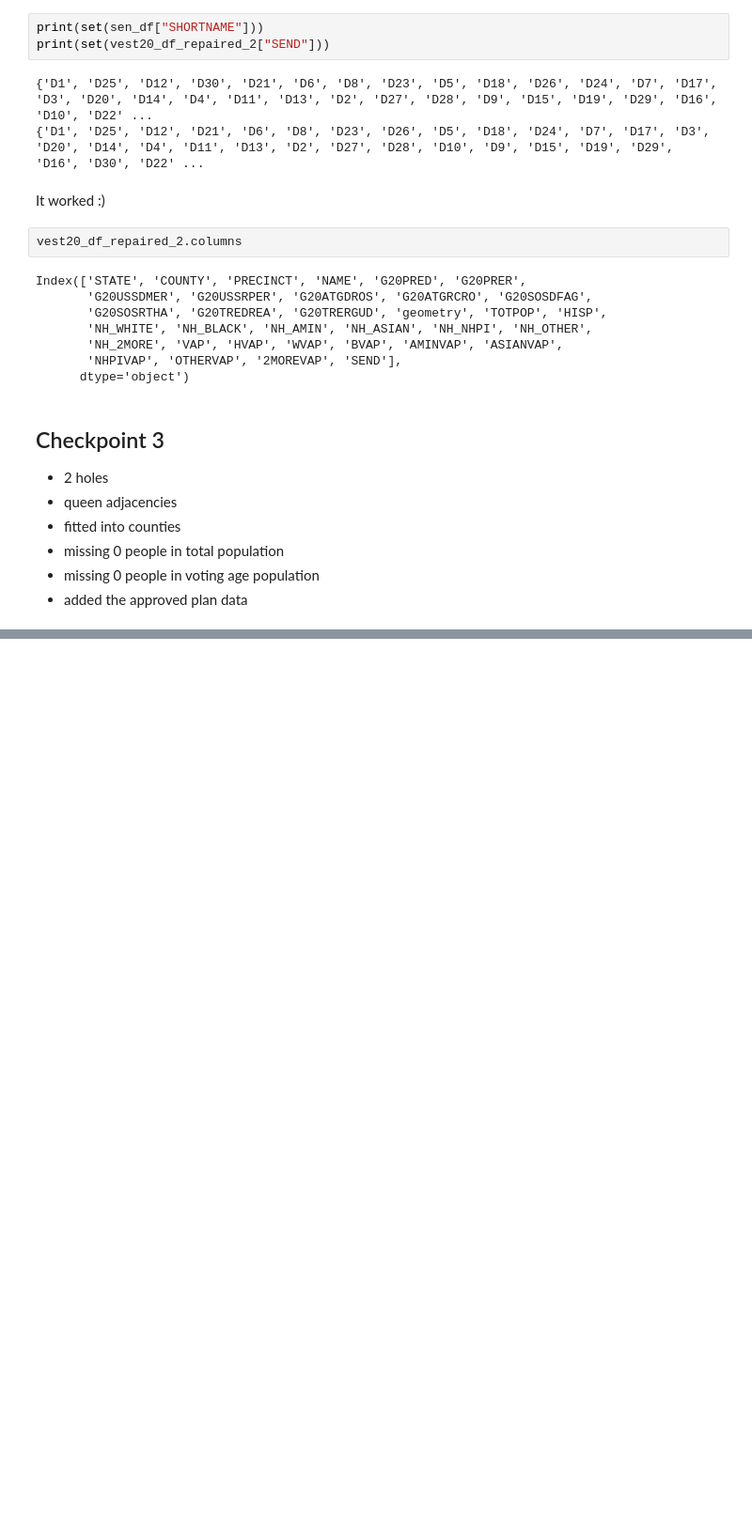
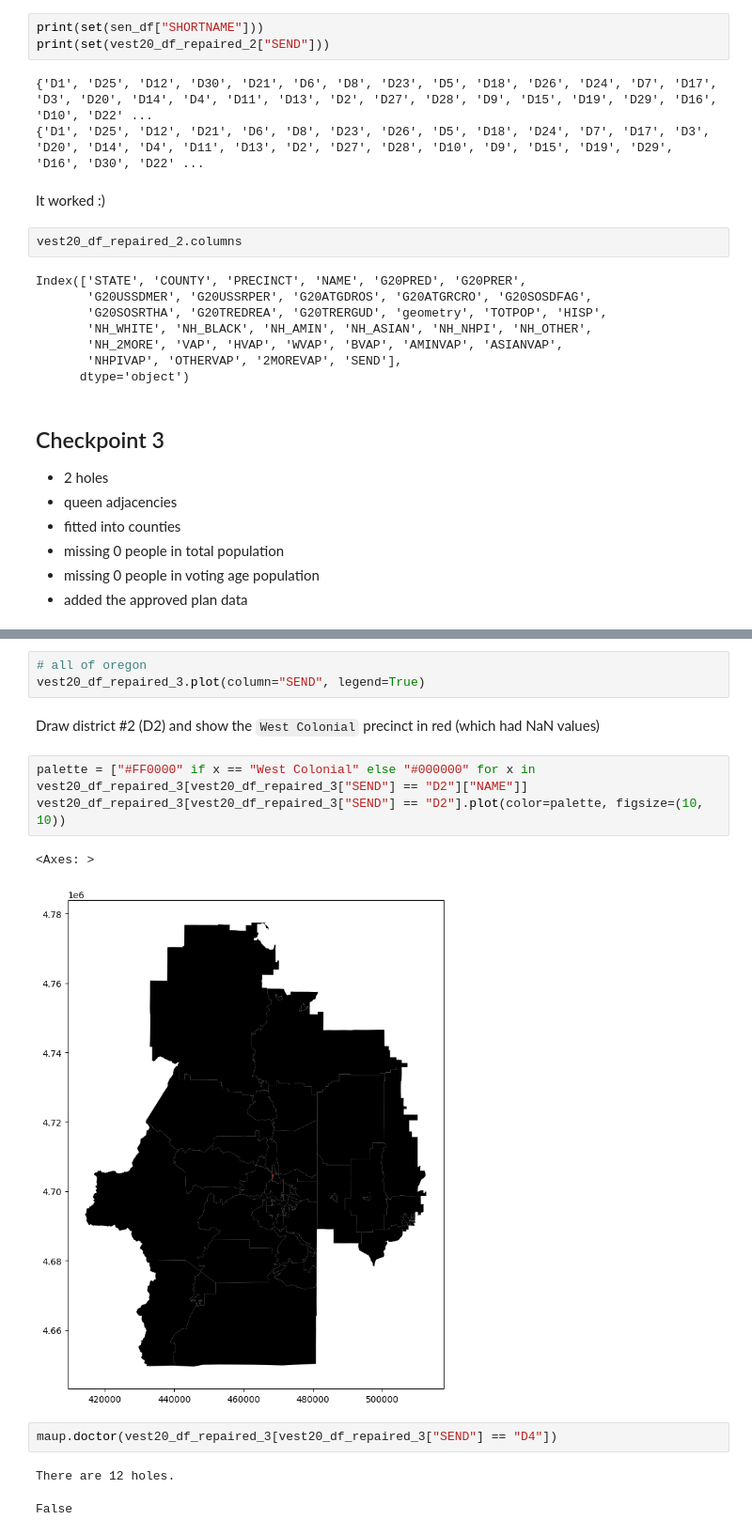
Before and after one commit to tclvanessa/Gerrymandering-Analysis-on-Illinois, a Jupyter notebook: OR_clean_data.ipynb, the cells around one changed output, grey strips where cells are left out. Shown at 94% size. Drawn from its saved outputs; the diff is of its cells as text; blank space fills up the shorter version.

```diff
--- a/OR_clean_data.ipynb
+++ b/OR_clean_data.ipynb
@@ -563,0 +578,16 @@ vest20_df_repaired_3.plot()
+# %%
+# all of oregon
+vest20_df_repaired_3.plot(column="SEND", legend=True)
+# %% [markdown]
+Draw district #2 (D2) and show the `West Colonial` precinct in red (which had NaN values)
+# %%
+palette = ["#FF0000" if x == "West Colonial" else "#000000" for x in vest20_df_repaired_3[vest20_df_repaired_3["SEND"] == "D2"]["NAME"]]
+vest20_df_repaired_3[vest20_df_repaired_3["SEND"] == "D2"].plot(color=palette, figsize=(10, 10))
+# %% [output]
+<Axes: >
+[figure, added]
+# %%
+maup.doctor(vest20_df_repaired_3[vest20_df_repaired_3["SEND"] == "D4"])
+# %% [output]
+There are 12 holes.
+False
```
Also changed, not shown: parts of 7 cells of this notebook, 1 other file.
